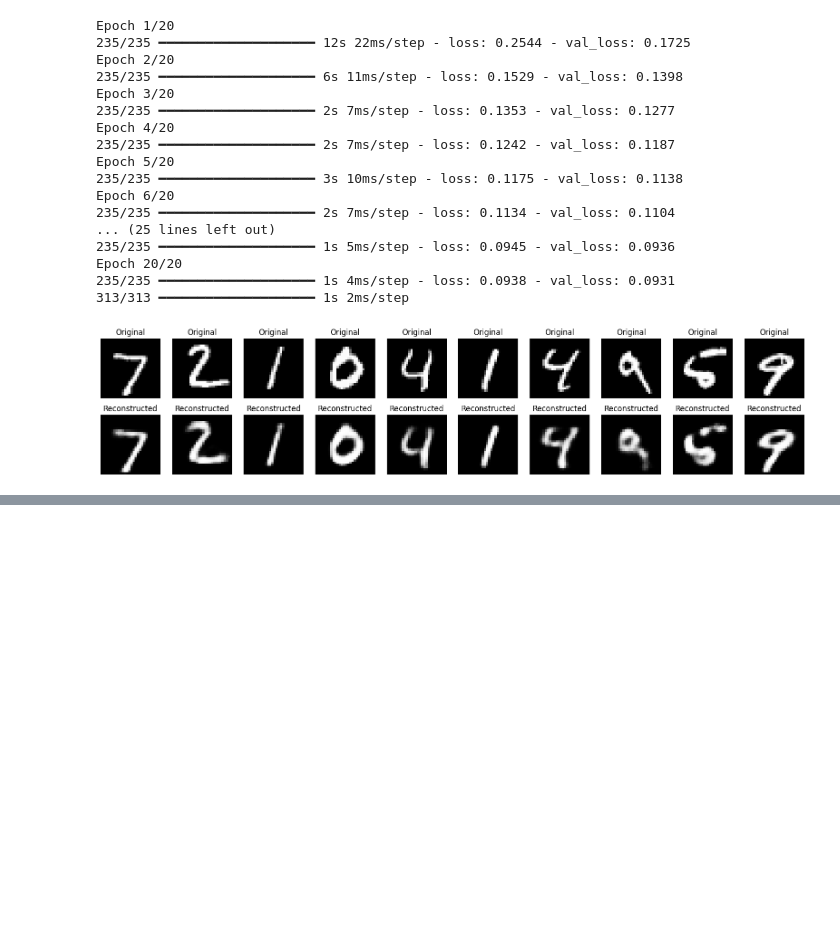
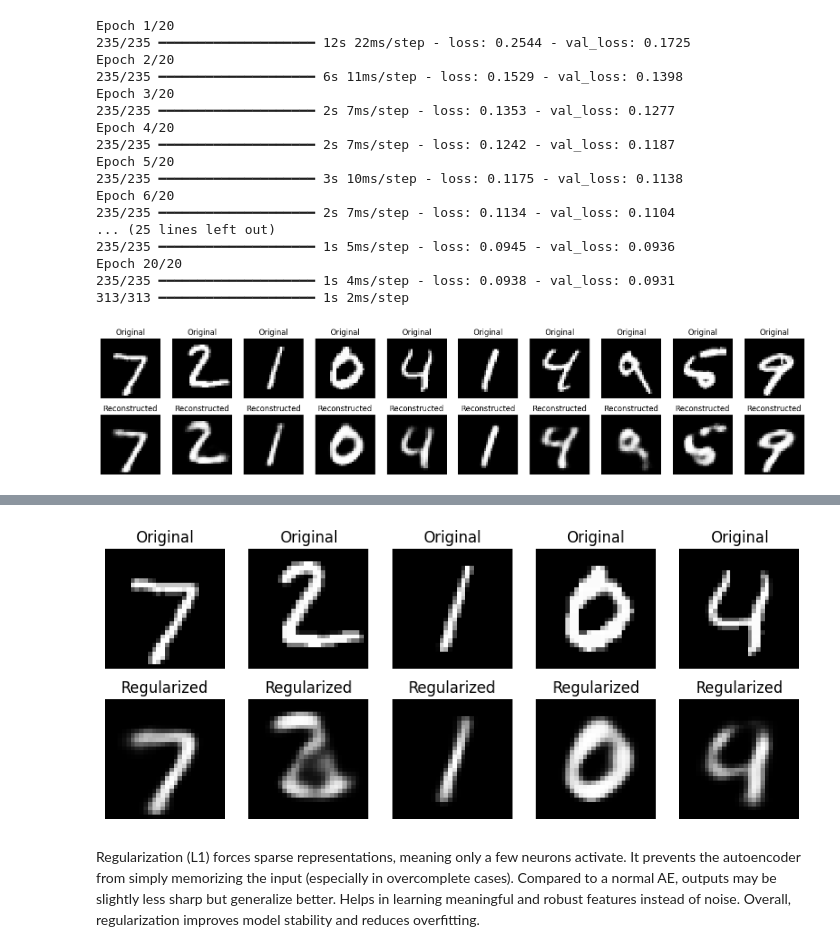
Before and after one commit to Praharshita1275/deep_learning_practice, a Jupyter notebook: deep_learning_sem6.ipynb, the cells around one changed output, grey strips where cells are left out. Drawn from its saved outputs; the diff is of its cells as text; code cells hidden in the pictures; blank space fills up the shorter version.

```diff
--- a/deep_learning_sem6.ipynb
+++ b/deep_learning_sem6.ipynb
@@ -2810,0 +2903,65 @@ Epoch 20/20
+# %%
+#24) Implement Regularization in AE and demonstrate its use.
+
+# Regularized Autoencoder (L1 Sparse AE)
+
+import numpy as np
+import matplotlib.pyplot as plt
+from tensorflow.keras.datasets import mnist
+from tensorflow.keras.models import Model
+from tensorflow.keras.layers import Input, Dense
+from tensorflow.keras import regularizers
+
+# Load data
+(x_train, _), (x_test, _) = mnist.load_data()
+
+# Normalize & flatten
+x_train = x_train.astype('float32') / 255.
+x_test = x_test.astype('float32') / 255.
+
+x_train = x_train.reshape((len(x_train), 784))
+x_test = x_test.reshape((len(x_test), 784))
+
+# Build Regularized AE (L1 sparsity)
+input_img = Input(shape=(784,))
+
+encoded = Dense(128, activation='relu')(input_img)
+encoded = Dense(64, activation='relu',
+                activity_regularizer=regularizers.l1(1e-5))(encoded)
+
+decoded = Dense(128, activation='relu')(encoded)
+decoded = Dense(784, activation='sigmoid')(decoded)
+
+autoencoder = Model(input_img, decoded)
+autoencoder.compile(optimizer='adam', loss='binary_crossentropy')
+
+# Train
+autoencoder.fit(x_train, x_train,
+                epochs=10,
+                batch_size=256,
+                shuffle=True,
+                validation_data=(x_test, x_test),
+                verbose=1)
+
+# Predict
+decoded_imgs = autoencoder.predict(x_test)
+
+# Display results
+n = 5
+plt.figure(figsize=(10,4))
+
+for i in range(n):
+    # Original
+    plt.subplot(2, n, i+1)
+    plt.imshow(x_test[i].reshape(28,28), cmap='gray')
+    plt.title("Original")
+    plt.axis('off')
+
+    # Reconstructed
+    plt.subplot(2, n, i+1+n)
+    plt.imshow(decoded_imgs[i].reshape(28,28), cmap='gray')
+    plt.title("Regularized")
+    plt.axis('off')
+
+plt.show()
+# %% [output]
@@ -2810,0 +2985,7 @@ Epoch 20/20
+[figure, added]
+# %% [markdown]
+Regularization (L1) forces sparse representations, meaning only a few neurons activate.
+It prevents the autoencoder from simply memorizing the input (especially in overcomplete cases).
+Compared to a normal AE, outputs may be slightly less sharp but generalize better.
+Helps in learning meaningful and robust features instead of noise.
+Overall, regularization improves model stability and reduces overfitting.
```
Also changed, not shown: parts of 3 cells of this notebook.
